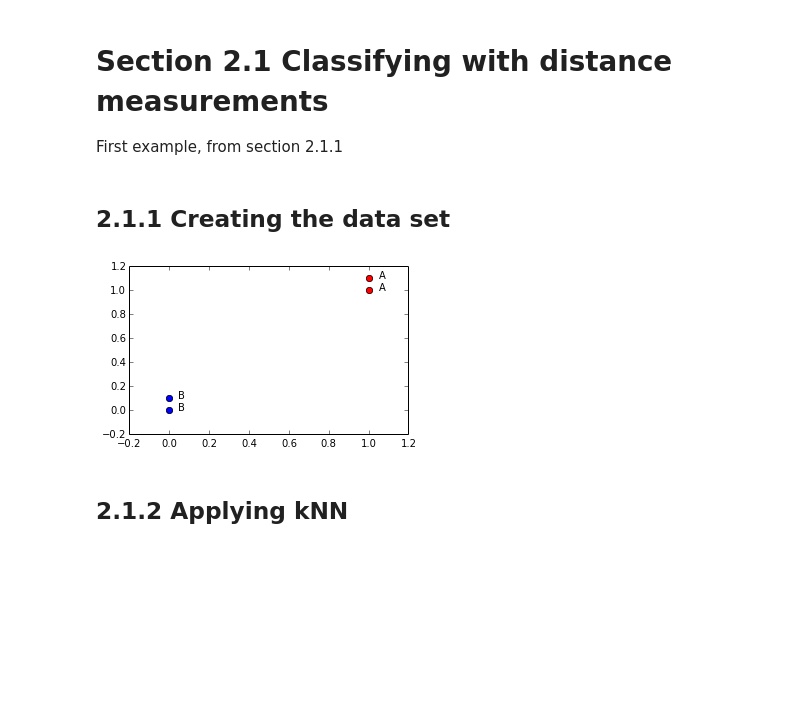
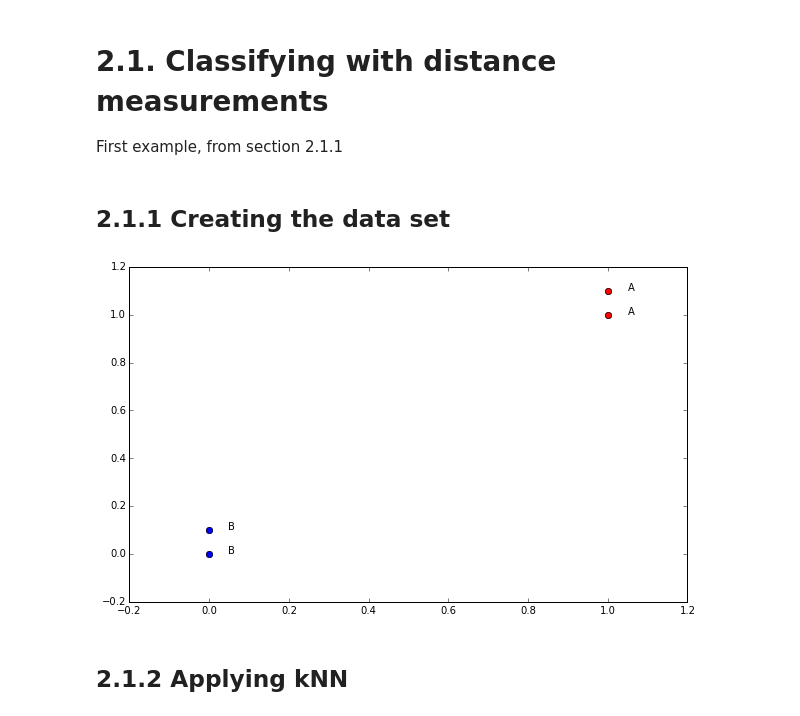
Before and after one commit to mgfernan/MLiA, a Jupyter notebook: ipynb/Chapter 2 - Classifying with k-Nearest Neighbors.ipynb, the cells around one changed output. Cells and saved outputs as stored; diff of their text form; code cells hidden in the pictures; blank space fills up the shorter version.

```diff
--- a/ipynb/Chapter 2 - Classifying with k-Nearest Neighbors.ipynb
+++ b/ipynb/Chapter 2 - Classifying with k-Nearest Neighbors.ipynb
@@ -7,8 +7,8 @@ import matplotlib.pyplot as plt
 
 %matplotlib inline
 # %% [markdown]
-Section 2.1 Classifying with distance measurements
-==================================================
+2.1. Classifying with distance measurements
+===========================================
 
 First example, from section 2.1.1
 # %% [markdown]
@@ -25,26 +33,17 @@ def createDataSet():
 # %%
-# Create data set
-group, labels = createDataSet()
-
-# Extract the different label categories
-label_types = np.unique(points_labels)
-# Define the legend for following plots
-label_colors = { 'A' : 'or', 'B' : 'ob'}
-
 # Reproduction of Figure 2.2
-plt.figure()
-plt.rc('figure',figsize=[5,3])
+plt.figure(figsize=(10,6))
 
 plt.axis([-0.2,1.2,-0.2,1.2])
 
 # Plot each category with a different color
 for label_type in labels:
     indices = np.where(np.array(labels) == label_type)
 
     plt.plot(group[indices,0], group[indices,1], label_colors[label_type])
 
 # annotate points
 for i, point in enumerate(group):
     plt.annotate(labels[i], (point[0]+0.05, point[1]))
 # %% [output]
-[figure, old version]
+[figure, new version]
```
Also changed, not shown: parts of 27 cells of this notebook.
